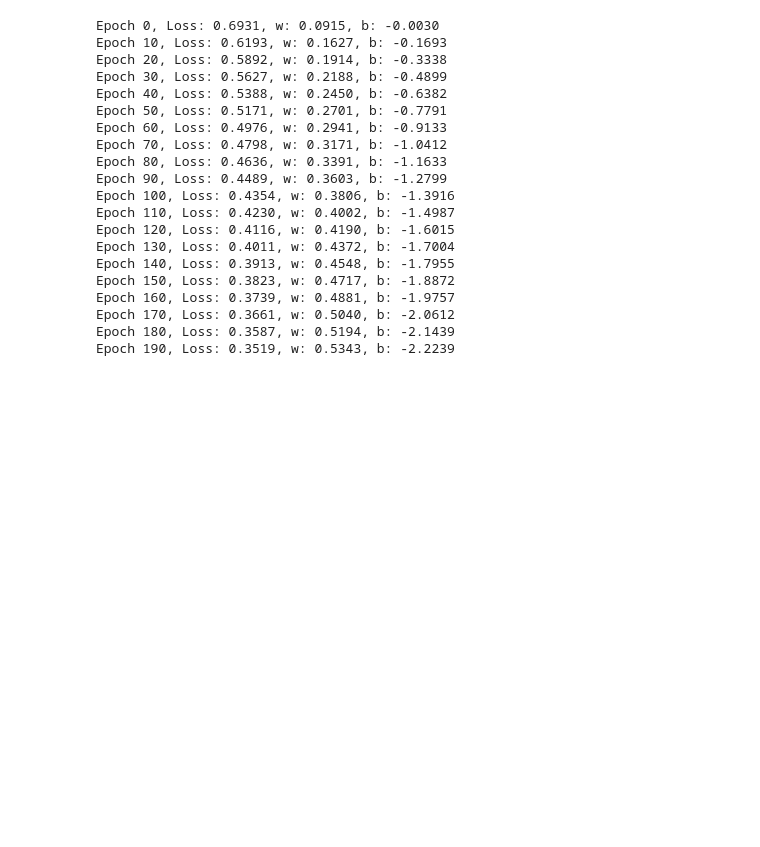
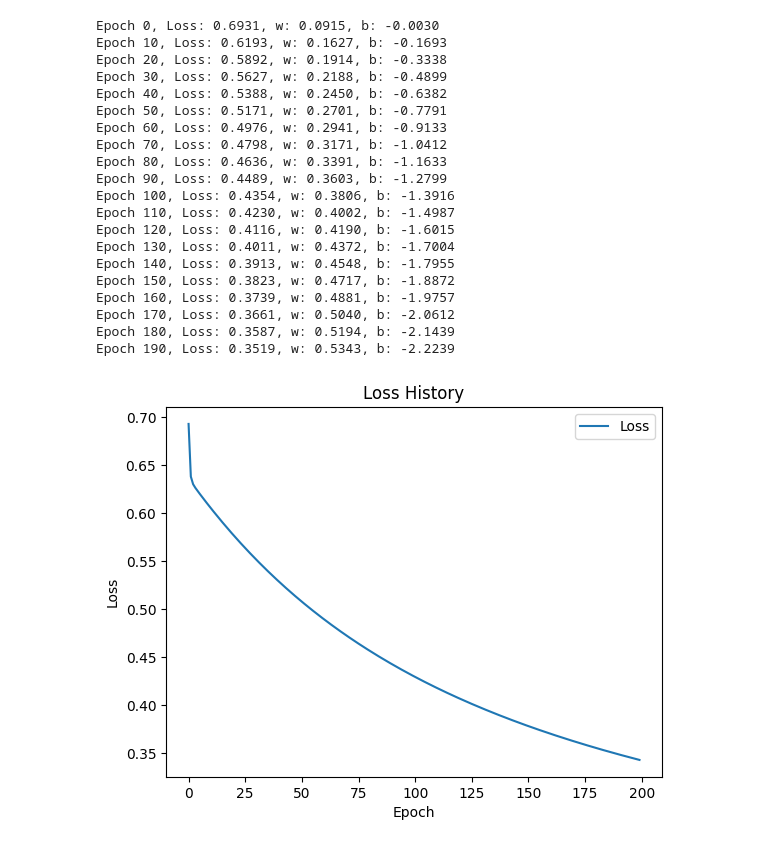
Before and after one commit to Paulyang80/DeepLearningLab, a Jupyter notebook: notebooks/02-logistic-regression.ipynb, the cells around one changed output. Cells and saved outputs as stored; diff of their text form; code cells hidden in the pictures; blank space fills up the shorter version.

```diff
--- a/notebooks/02-logistic-regression.ipynb
+++ b/notebooks/02-logistic-regression.ipynb
@@ -460,7 +460,7 @@ Y = [1 if x + small_noise() > 5 else 0 for x in X]
 X = np.array(X)
 Y = np.array(Y)
 # %%
-w, b, history = train_logistic_regression_numpy(X, Y, learning_rate=0.1, epochs=200)
+w, b, loss_history = train_logistic_regression_numpy(X, Y, learning_rate=0.1, epochs=200)
 # %% [output]
 Epoch 0, Loss: 0.6931, w: 0.0915, b: -0.0030
 Epoch 10, Loss: 0.6193, w: 0.1627, b: -0.1693
@@ -482,3 +482,15 @@ Epoch 160, Loss: 0.3739, w: 0.4881, b: -1.9757
 Epoch 170, Loss: 0.3661, w: 0.5040, b: -2.0612
 Epoch 180, Loss: 0.3587, w: 0.5194, b: -2.1439
 Epoch 190, Loss: 0.3519, w: 0.5343, b: -2.2239
+# %%
+import matplotlib.pyplot as plt
+
+fig, ax = plt.subplots()
+ax.plot(range(len(loss_history)), loss_history, label='Loss')
+ax.set_xlabel('Epoch')
+ax.set_ylabel('Loss')
+ax.set_title('Loss History')
+ax.legend()
+plt.show()
+# %% [output]
+[figure, added]
```
Also changed, not shown: parts of 11 cells of this notebook.
